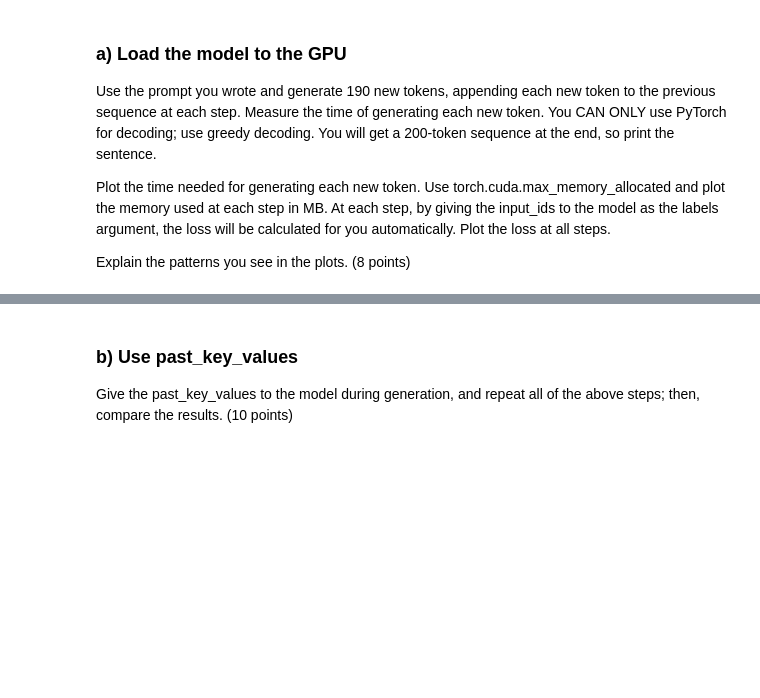
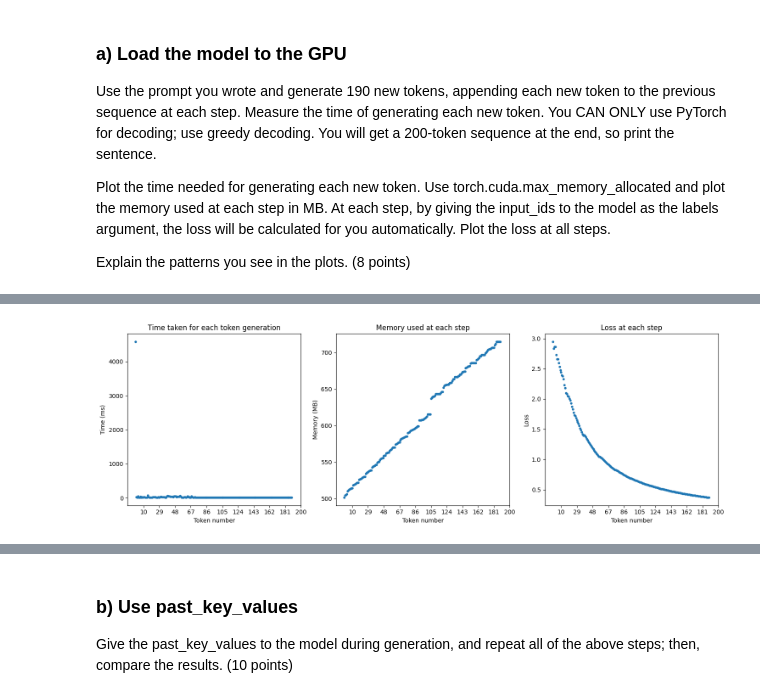
Before and after one commit to Ipouyall/LLM-Course-Projects, a Jupyter notebook: CA02/CA2_Sadeghi_810199447_gpt.ipynb, the cells around one changed output, grey strips where cells are left out. Cells and saved outputs as stored; diff of their text form; code cells hidden in the pictures; blank space fills up the shorter version.

```diff
--- a/CA02/CA2_Sadeghi_810199447_gpt.ipynb
+++ b/CA02/CA2_Sadeghi_810199447_gpt.ipynb
@@ -34,5 +38,5 @@ import numpy as np
 import time
 model_name = "gpt2"
 # %%
-# tokenizer = AutoTokenizer.from_pretrained(model_name)
-# model = AutoModelForCausalLM.from_pretrained(model_name)
+tokenizer = AutoTokenizer.from_pretrained(model_name)
+model = AutoModelForCausalLM.from_pretrained(model_name)
@@ -41,0 +49,14 @@ prompt = "Write a prompt that has ten tokens according to gpt2 tokenizer "
+# %%
+# prompt = "I am studying computer science at the University of Tehran"
+prompt = "Once upon a time, there was a student who"
+## print the tokens, input_ids, and attention_mask
+tokens = tokenizer(prompt, return_tensors="pt")
+tokens_str = tokenizer.convert_ids_to_tokens(tokens["input_ids"].squeeze())
+
+print(f"""\
+Prompt        : {prompt}
+Tokens        : {tokens_str}
+input_ids     : {tokens["input_ids"]}
+Attention Mask: {tokens["attention_mask"]}
+Prompt length : {len(tokens_str)} (tokens)\
+""")
@@ -48,0 +139,33 @@ Explain the patterns you see in the plots. (8 points)
+# %%
+# Plot the time needed for generating each new token, max_memory_allocated and loss.
+# Consider x-axis to be from 11 to 200
+x = range(start_step, start_step + len(time_taken)+1, len(time_taken)//10)
+plt.figure(figsize=(15, 5))
+ax = plt.subplot(1, 3, 1)
+plt.plot(time_taken, marker=".", linestyle='')
+ax.set_xticks(x)
+ax.set_xticklabels(x)
+plt.title("Time taken for each token generation")
+plt.xlabel("Token number")
+plt.ylabel("Time (ms)")
+
+ax = plt.subplot(1, 3, 2)
+plt.plot(memory_used, marker=".", linestyle='')
+ax.set_xticks(x)
+ax.set_xticklabels(x)
+plt.title("Memory used at each step")
+plt.xlabel("Token number")
+plt.ylabel("Memory (MB)")
+
+ax = plt.subplot(1, 3, 3)
+plt.plot(losses, marker=".", linestyle='')
+ax.set_xticks(x)
+ax.set_xticklabels(x)
+plt.title("Loss at each step")
+plt.xlabel("Token number")
+plt.ylabel("Loss")
+
+plt.tight_layout()
+plt.show()
+# %% [output]
+[figure, added]
```
Also changed, not shown: parts of 16 cells of this notebook.
